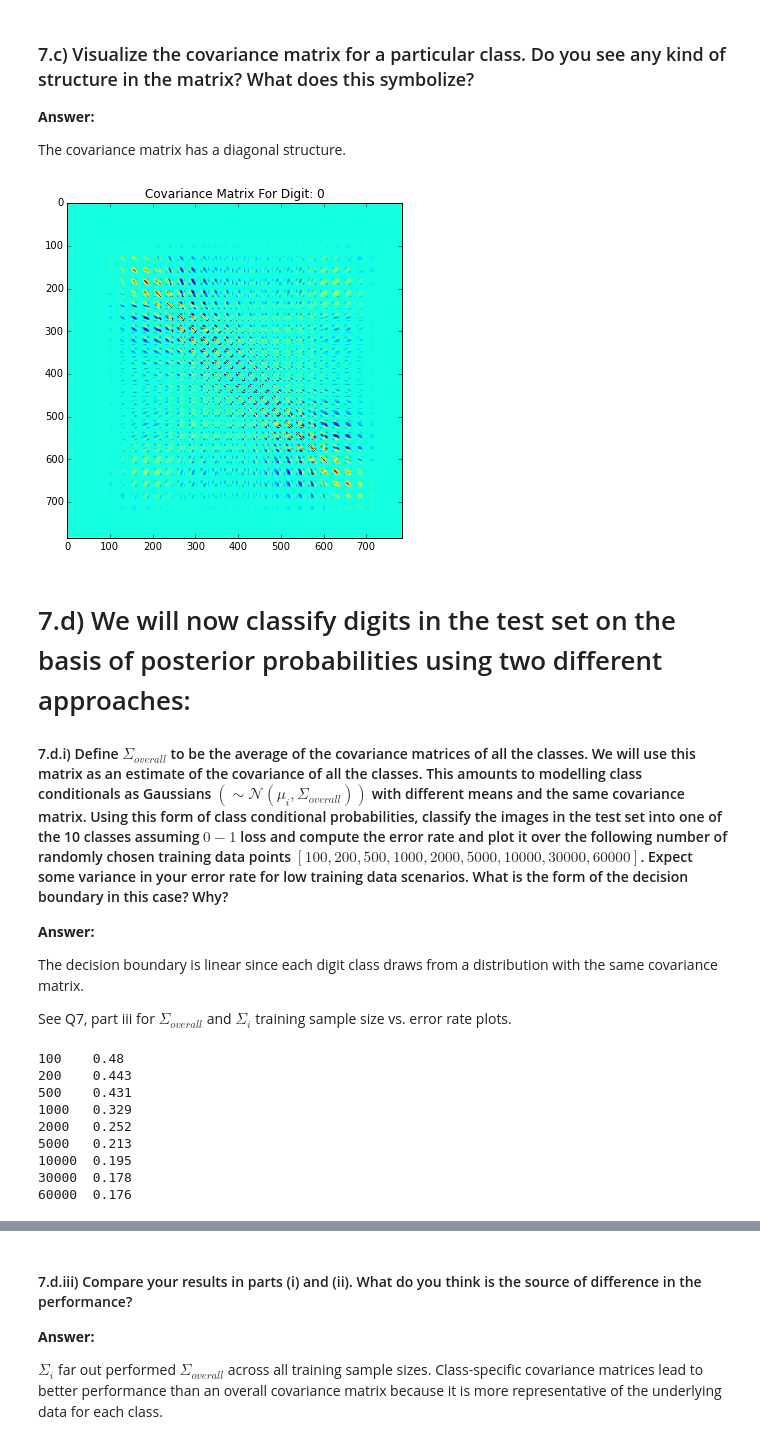
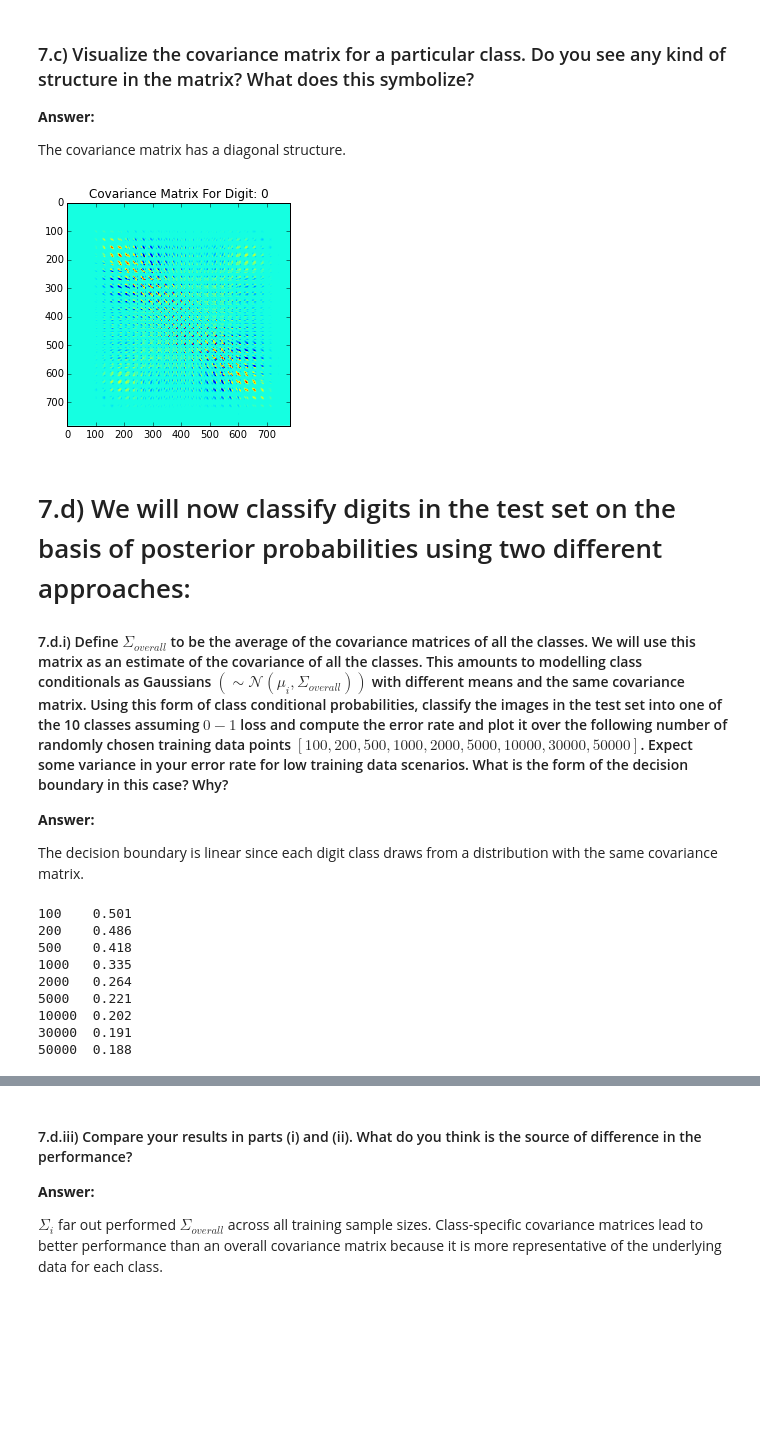
Before and after one commit to semerj/cs289-fall2015, a Jupyter notebook: hw4/CS289a - HW4.ipynb, the cells around one changed output, grey strips where cells are left out. Cells and saved outputs as stored; diff of their text form; code cells hidden in the pictures; blank space fills up the shorter version.

```diff
--- a/hw4/CS289a - HW4.ipynb
+++ b/hw4/CS289a - HW4.ipynb
@@ -425,20 +559,3 @@ The MLE of the covariance matrix is: $\Sigma = {1 \over n}\sum_{i=1}^n (x_i-\ove
 **Answer:**
 
 You can calculate the priors for each class by calculating their frequencies in the data.
-# %%
-# Load data
-digit_train = scipy.io.loadmat('./data/train.mat')
-digit_test  = scipy.io.loadmat('./data/test.mat')
-
-digit_train_y = digit_train['train_labels']
-digit_train_n = digit_train_y.shape[0]
-digit_train_X = digit_train['train_images'].T.reshape(digit_train_n, 28*28)
-
-digit_train_yX = np.hstack((digit_train_y, digit_train_X))
-np.random.shuffle(digit_train_yX)
-digit_train_y, digit_train_X = digit_train_yX[:,0], digit_train_yX[:,1:]
-
-digit_test_y = digit_test['test_labels']
-digit_test_n = digit_test_y.shape[0]
-digit_test_y = digit_test_y.reshape(digit_test_n)
-digit_test_X = digit_test['test_images'].reshape(digit_test_n, 28*28)
@@ -458,0 +562,14 @@ list(zip(range(10), priors/digit_train_n))
+# %%
+digit = scipy.io.loadmat('./data/train.mat')
+digit_y = digit['train_labels']
+digit_n = digit_y.shape[0]
+digit_X = digit['train_images'].T.reshape(digit_n, 28*28)
+
+digit_yX = np.hstack((digit_y, digit_X))
+np.random.shuffle(digit_yX)
+
+digit_test_y, digit_test_X = digit_yX[:10000,0], digit_yX[:10000,1:]
+digit_train_y, digit_train_X = digit_yX[10000:,0], digit_yX[10000:,1:]
+
+priors = np.bincount(digit_train_y)
+list(zip(range(10), priors/digit_train_y.shape[0]))
@@ -465,25 +593,23 @@ The covariance matrix has a diagonal structure.
 # %%
 def plot_covar_matrix(X, y, digit):
     X = X[y == digit].T
     cov_mat = np.cov(X)
-    plt.figure(figsize=(6, 6))
+    plt.figure(figsize=(4, 4))
     plt.imshow(cov_mat, interpolation='none')
     plt.title('Covariance Matrix For Digit: {}'.format(digit), fontsize=12)
     plt.show()
 
 plot_covar_matrix(digit_train_X, digit_train_y, 0)
 # %% [output]
-[figure, old version]
+[figure, new version]
 # %% [markdown]
 # 7.d) We will now classify digits in the test set on the basis of posterior probabilities using two different approaches:
 
-#### 7.d.i) Define $\Sigma_{overall}$ to be the average of the covariance matrices of all the classes. We will use this matrix as an estimate of the covariance of all the classes. This amounts to modelling class conditionals as Gaussians $(\sim \mathcal{N}(\mu_{i}, \Sigma_{overall}))$ with different means and the same covariance matrix. Using this form of class conditional probabilities, classify the images in the test set into one of the 10 classes assuming $0-1$ loss and compute the error rate and plot it over the following number of randomly chosen training data points $[100, 200, 500, 1000, 2000, 5000, 10000, 30000, 60000]$. Expect some variance in your error rate for low training data scenarios. What is the form of the decision boundary in this case? Why?
+#### 7.d.i) Define $\Sigma_{overall}$ to be the average of the covariance matrices of all the classes. We will use this matrix as an estimate of the covariance of all the classes. This amounts to modelling class conditionals as Gaussians $(\sim \mathcal{N}(\mu_{i}, \Sigma_{overall}))$ with different means and the same covariance matrix. Using this form of class conditional probabilities, classify the images in the test set into one of the 10 classes assuming $0-1$ loss and compute the error rate and plot it over the following number of randomly chosen training data points $[100, 200, 500, 1000, 2000, 5000, 10000, 30000, 50000]$. Expect some variance in your error rate for low training data scenarios. What is the form of the decision boundary in this case? Why?
 
 **Answer:**
 
 The decision boundary is linear since each digit class draws from a distribution with the same covariance matrix.
-
-See Q7, part iii for $\Sigma_{overall}$ and $\Sigma_{i}$ training sample size vs. error rate plots.
 # %%
 def sigma_overall(X, y, alpha, labels):
     X_mu_all = []
@@ -520,19 +644,24 @@ sample_sizes = [100, 200, 500, 1000, 2000, 5000, 10000, 30000, 60000]
 # %%
-overall_error = train_gaussian_overall(digit_train_X/255, digit_train_y,
-                                       digit_test_X/255,  digit_test_y,
-                                       sample_sizes,      alpha=0.001,
+sample_sizes = [100, 200, 500, 1000, 2000, 5000, 10000, 30000, 50000]
+
+overall_error = train_gaussian_overall(digit_train_X/255,
+                                       digit_train_y,
+                                       digit_test_X/255,
+                                       digit_test_y,
+                                       sample_sizes,
+                                       alpha=0.001,
                                        labels=np.arange(10))
+
+for x in overall_error:
+    print("{:<7}{:<7}".format(x[0], round(x[1],3)))
+# %% [output]
+100    0.501
+200    0.486
+500    0.418
+1000   0.335
+2000   0.264
+5000   0.221
+10000  0.202
+30000  0.191
+50000  0.188
-# %%
-for x in overall_error:
-    print("{:<7}{:<7}".format(x[0], round(x[1],3)))
-# %% [output]
-100    0.48
-200    0.443
-500    0.431
-1000   0.329
-2000   0.252
-5000   0.213
-10000  0.195
-30000  0.178
-60000  0.176
 # %% [markdown]
```
Also changed, not shown: parts of 83 cells of this notebook, 8 other files.
